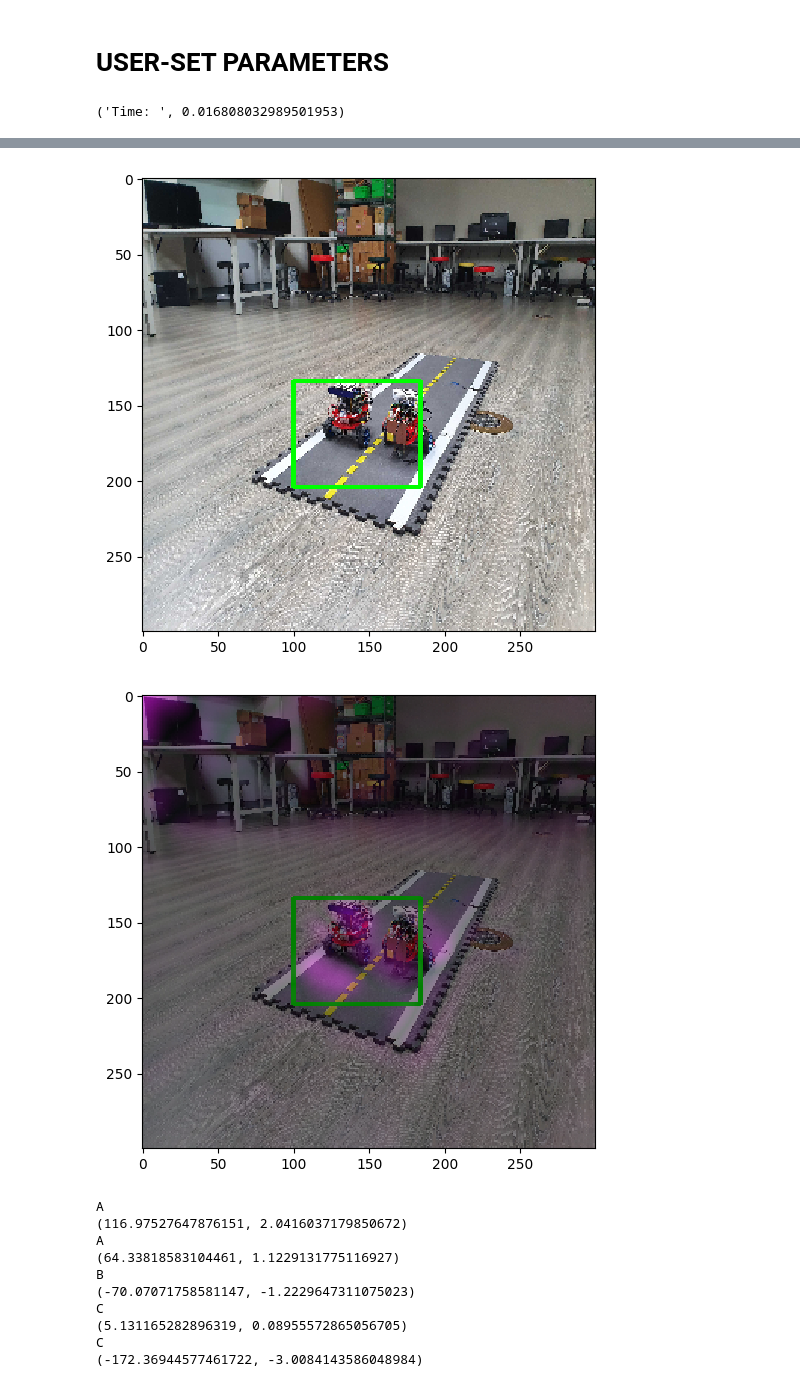
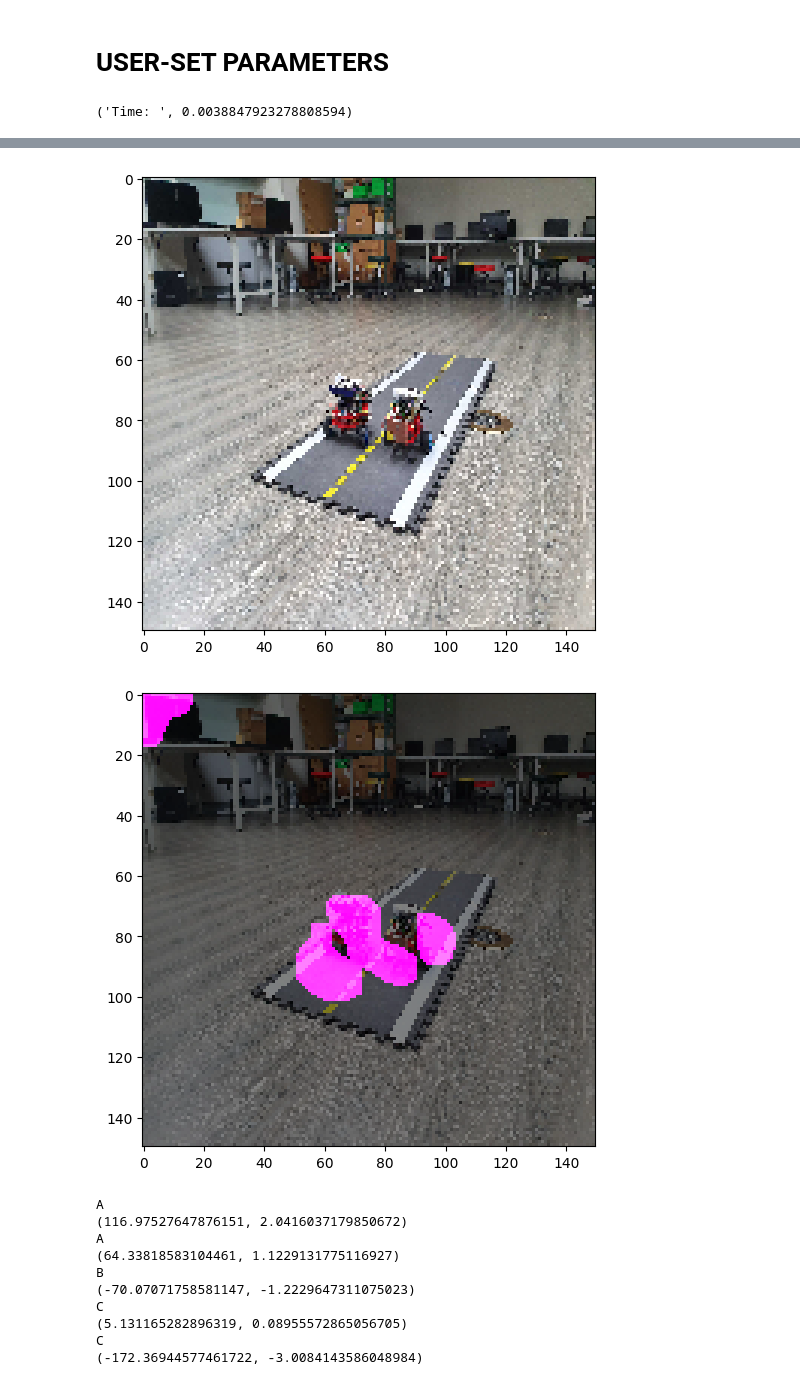
Before and after one commit to championway/traffic_motion_detection, a Jupyter notebook: test.ipynb, the cells around one changed output, grey strips where cells are left out. Cells and saved outputs as stored; diff of their text form; code cells hidden in the pictures.

```diff
--- a/test.ipynb
+++ b/test.ipynb
@@ -206,54 +246,52 @@ input_1, input_2 = img_2.copy(), img_6.copy()
 
 start_t = time.time()
 # Resize and save a greyscale version of the image
-frame_1 = cv2.resize(input_1, (300, 300), interpolation=cv2.INTER_CUBIC)
+frame_1 = cv2.resize(input_1, (150, 150), interpolation=cv2.INTER_CUBIC)
 gray_1 = cv2.cvtColor(frame_1, cv2.COLOR_BGR2GRAY)
-frame_2 = cv2.resize(input_2, (300, 300), interpolation=cv2.INTER_CUBIC)
+frame_2 = cv2.resize(input_2, (150, 150), interpolation=cv2.INTER_CUBIC)
 gray_2 = cv2.cvtColor(frame_2, cv2.COLOR_BGR2GRAY)
 
 # Blur it to remove camera noise (reducing false positives)
-gray_1 = cv2.GaussianBlur(gray_1, (41, 41), 0)
-gray_2 = cv2.GaussianBlur(gray_2, (41, 41), 0)
+gray_1 = cv2.GaussianBlur(gray_1, (21, 21), 0)
+gray_2 = cv2.GaussianBlur(gray_2, (21, 21), 0)
 
 # Compare the two frames, find the difference
 frame_delta = cv2.absdiff(gray_1, gray_2)
-thresh = cv2.threshold(frame_delta, 25, 255, cv2.THRESH_BINARY)[1]
+frame_delta = cv2.threshold(frame_delta, 35, 255, cv2.THRESH_BINARY)[1]
 
 # Fill in holes via dilate(), and find contours of the thesholds
-thresh = cv2.dilate(thresh, None, iterations = 2)
-cnts, _ = cv2.findContours(thresh.copy(), cv2.RETR_EXTERNAL, cv2.CHAIN_APPROX_SIMPLE)
+frame_delta = cv2.dilate(frame_delta, None, iterations = 2)
+cnts, _ = cv2.findContours(frame_delta.copy(), cv2.RETR_EXTERNAL, cv2.CHAIN_APPROX_SIMPLE)
 
 # loop over the contours
 for c in cnts:
 
     # Save the coordinates of all found contours
     (x, y, w, h) = cv2.boundingRect(c)
 
     # If the contour is too small, ignore it, otherwise, there's transient
     # movement
     if cv2.contourArea(c) > MIN_SIZE_FOR_MOVEMENT:
-        transient_movement_flag = True
-
         # Draw a rectangle around big enough movements
         cv2.rectangle(frame_1, (x, y), (x + w, y + h), (0, 255, 0), 2)
         #print("Move")
 
 # Convert the frame_delta to color for splicing
 #frame_delta = cv2.threshold(frame_delta, 25, 255, cv2.THRESH_BINARY)[1]
 frame_delta = cv2.cvtColor(frame_delta, cv2.COLOR_GRAY2BGR)
 #frame_delta[..., 0] = 0
 frame_delta[..., 1] = 0
 
 print("Time: ", time.time()-start_t)
 
 overlapping = cv2.addWeighted(frame_1, 0.5, frame_delta, 1, 0)
 
 plot_img(input_1, input_2, frame_1, overlapping)
 # %% [output]
-('Time: ', 0.016808032989501953)
+('Time: ', 0.0038847923278808594)
 [figure]
-[figure, old version]
+[figure, new version]
-[figure, old version]
+[figure, new version]
 # %%
 def limit_rad(rad):
     if rad > np.pi:
```
Also changed, not shown: parts of 8 cells of this notebook.
